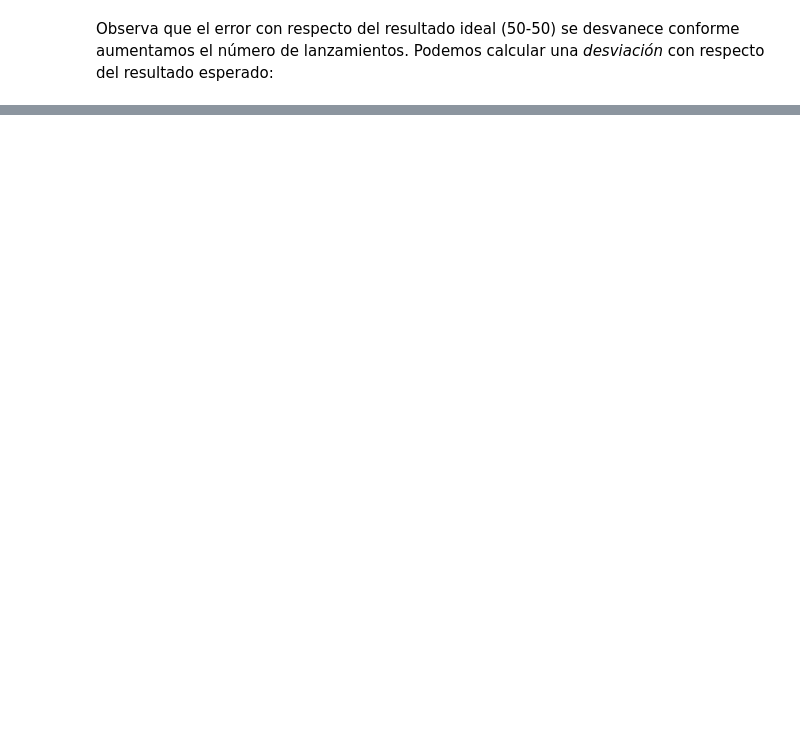
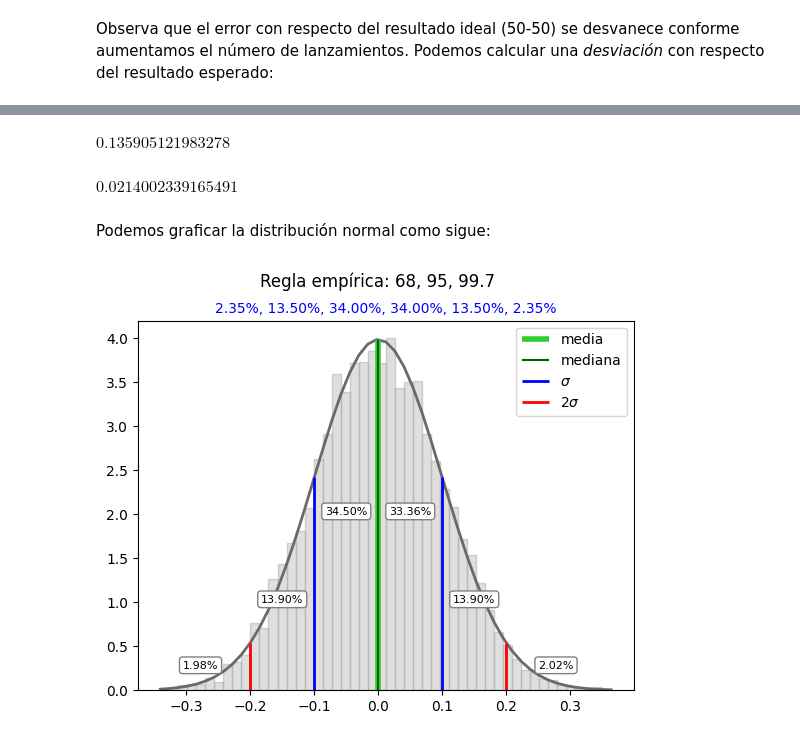
Before and after one commit to jugernaut/Induccion_MeIA, a Jupyter notebook: 2_MatematicasIA/06_Estadistica_prob.ipynb, the cells around one changed output, grey strips where cells are left out. Drawn from its saved outputs; the diff is of its cells as text; code cells hidden in the pictures; blank space fills up the shorter version.

```diff
--- a/2_MatematicasIA/06_Estadistica_prob.ipynb
+++ b/2_MatematicasIA/06_Estadistica_prob.ipynb
@@ -125,0 +196,15 @@ El proceso de determinar resultados, esto es, llegar a ciertas conclusiones a tr
+# %%
+### BEGIN SOLUTION
+import sympy
+
+x = sympy.symbols('x')
+
+mu = 0.0
+sigma = 0.1
+
+normal = (2*sympy.pi*sigma**2) ** sympy.Rational(-1, 2) * sympy.exp(-(x-mu)**2/(2*sigma**2))
+
+display(normal)
+
+sym.integrate(normal, (x, mu, sigma))
+### END SOLUTION
@@ -125,0 +225,60 @@ El proceso de determinar resultados, esto es, llegar a ciertas conclusiones a tr
+# %%
+### BEGIN SOLUTION
+display( sym.integrate(normal, (x, sigma, 2*sigma)) )
+display( sym.integrate(normal, (x, 2*sigma, 3*sigma)) )
+### END SOLUTION
+# %% [output]
+$\displaystyle 0.135905121983278$
+$\displaystyle 0.0214002339165491$
+# %% [markdown]
+Podemos graficar la distribución normal como sigue:
+# %%
+def normal(bins, sigma, mu):
+    return 1/(sigma * np.sqrt(2 * np.pi)) * np.exp( - (bins - mu)**2 / (2 * sigma**2) )
+# %%
+mu, sigma =  0, 0.1
+n = 5000
+s = np.random.normal(mu, sigma, n)
+me = statistics.median(s)
+
+p1l = np.where(((mu - sigma) < s) & (s < 0), 1, 0).sum()*100/n
+p1r = np.where(((mu + sigma) > s) & (s > 0), 1, 0).sum()*100/n
+
+p2l = np.where(((mu - 2*sigma) < s) & (s < (mu - sigma)), 1, 0).sum()*100/n
+p2r = np.where(((mu + 2*sigma) > s) & (s > (mu + sigma)), 1, 0).sum()*100/n
+
+p3l = np.where(((mu - 3*sigma) < s) & (s < (mu - 2*sigma)), 1, 0).sum()*100/n
+p3r = np.where(((mu + 3*sigma) > s) & (s > (mu + 2*sigma)), 1, 0).sum()*100/n
+
+c, bins, _ = plt.hist(s, 50, fc='silver', ec='darkgrey', alpha=0.5, density=True)
+
+p = normal(bins, sigma, mu)
+
+plt.plot(bins, p, linewidth=2, color='dimgrey')
+plt.vlines(mu, 0, max(p), color='limegreen', label='media', lw=4, ls='-')
+plt.vlines(me, 0, max(p), color='darkgreen', label='mediana')
+plt.vlines([-sigma, sigma], 0, normal(sigma, sigma, mu), color='blue', lw=2, label='$\sigma$')
+plt.vlines([-2*sigma, 2*sigma], 0, normal(2*sigma, sigma, mu), color='red', lw=2, label='$2 \sigma$')
+
+plt.text(-0.05,2.0, '{:.2f}%'.format(p1l), fontsize=8, ha='center',
+         bbox=dict(boxstyle="round", ec='gray', fc='w',))
+plt.text(+0.05,2.0, '{:.2f}%'.format(p1r), fontsize=8, ha='center',
+         bbox=dict(boxstyle="round", ec='gray', fc='w',))
+
+plt.text(-0.15,1.0, '{:.2f}%'.format(p2l), fontsize=8, ha='center',
+         bbox=dict(boxstyle="round", ec='gray', fc='w',))
+plt.text(+0.15,1.0, '{:.2f}%'.format(p2r), fontsize=8, ha='center',
+         bbox=dict(boxstyle="round", ec='gray', fc='w',))
+
+plt.text(-0.25,0.25, '{:.2f}%'.format(p3l), fontsize=8, ha='right',
+         bbox=dict(boxstyle="round", ec='gray', fc='w',))
+plt.text(+0.25,0.25, '{:.2f}%'.format(p3r), fontsize=8, ha='left',
+         bbox=dict(boxstyle="round", ec='gray', fc='w',))
+
+plt.suptitle('Regla empírica: 68, 95, 99.7')
+plt.title('2.35%, 13.50%, 34.00%, 34.00%, 13.50%, 2.35%', c='b', fontsize=10)
+plt.legend()
+
+plt.show()
+# %% [output]
+[figure, added]
```
Also changed, not shown: parts of 76 cells of this notebook, 4 other files.
